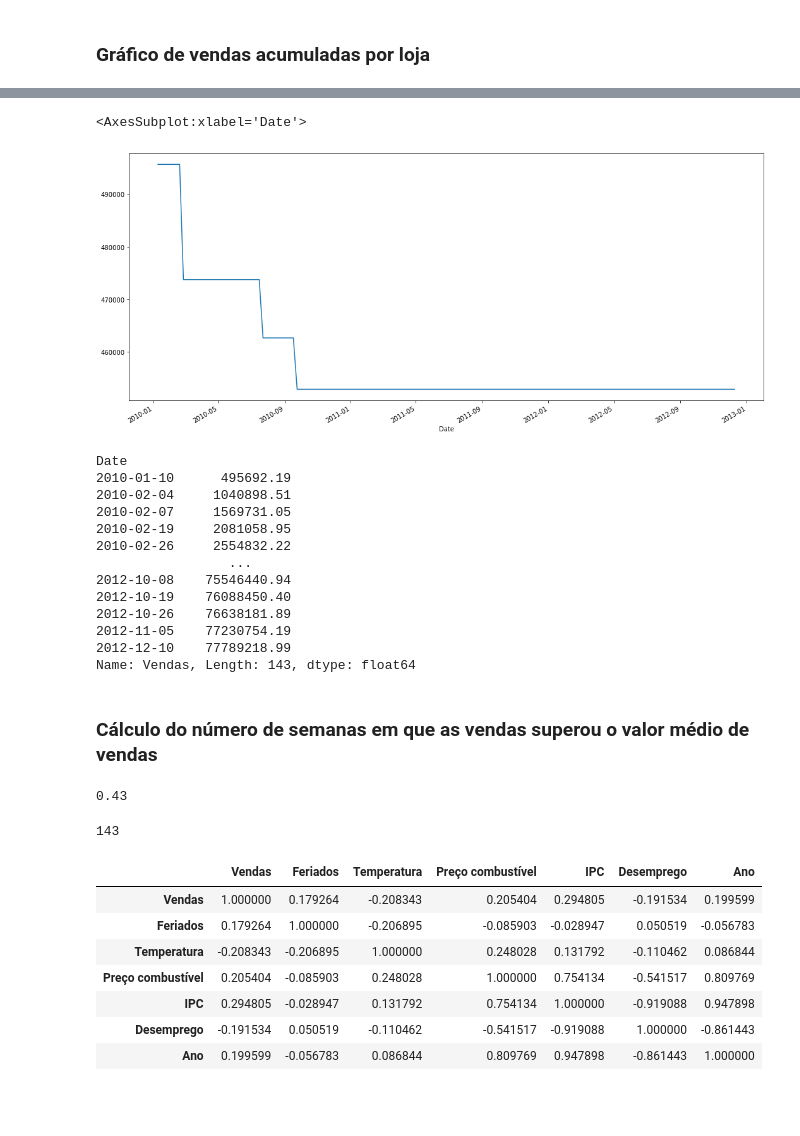
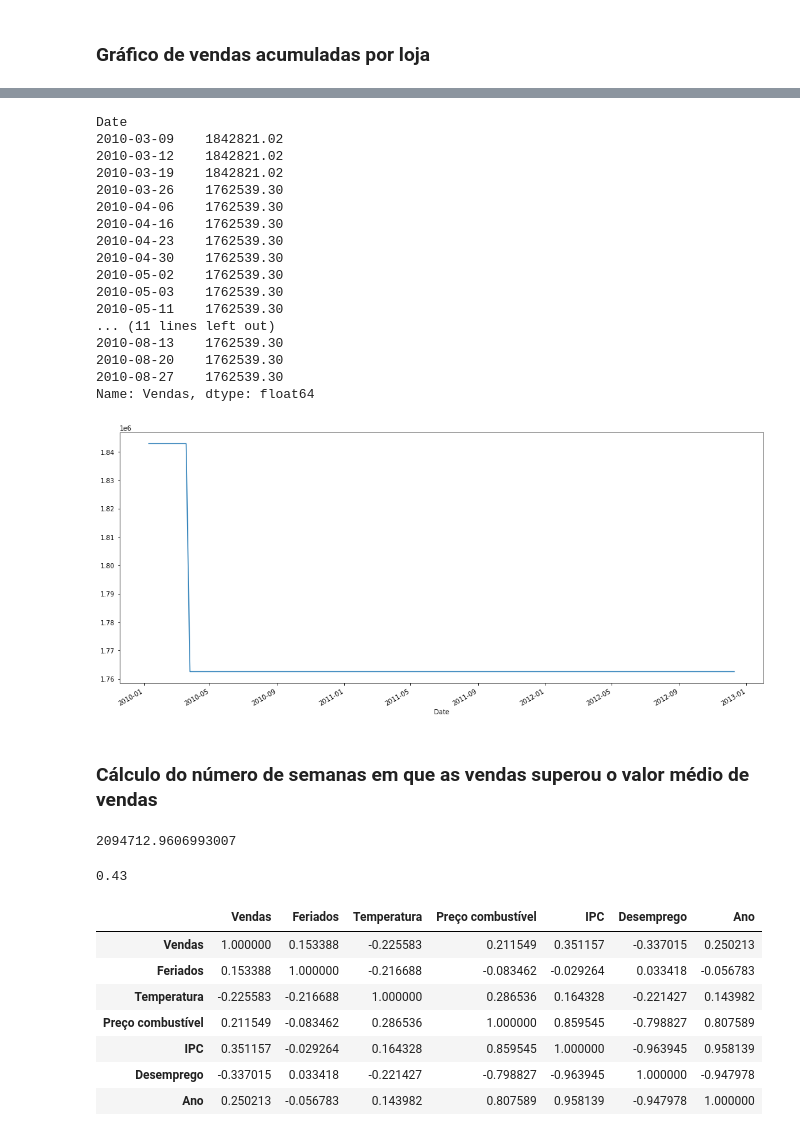
Before and after one commit to Laceles/ProjetoDNA_G9, a Jupyter notebook: ProjetoDNC2_G9_GRAFICOS.ipynb, the cells around one changed output, grey strips where cells are left out. Saved outputs shown, nothing was run; the diff lists cells and outputs as text; code cells hidden in the pictures; blank space fills up the shorter version.

```diff
--- a/ProjetoDNC2_G9_GRAFICOS.ipynb
+++ b/ProjetoDNC2_G9_GRAFICOS.ipynb
@@ -110,5 +110,4 @@ round(wallmart.groupby(['Loja','Ano','Mes']).mean())[0:36]
 # %% [markdown]
 ### Gráfico de médias móveis por loja
 # %%
-loja9 = dtwallmart[dtwallmart['Loja'] == '9']
-loja9.Vendas.plot(figsize = (18,8))
+loja4 = dtwallmart[dtwallmart['Loja'] == '4']
@@ -119,7 +115,8 @@ loja9.Vendas.plot(figsize = (18,8))
 ### Gráfico de vendas acumuladas por loja
 # %%
 #loja9c = dtwallmart[dtwallmart['Loja'] == '9']
-loja9c = loja9.sort_values(by = ['Date'])
-loja9cum = loja9c['Vendas'].cumsum()
-loja9cum.plot(figsize = (18,8))
+loja4c = loja4.sort_values(by = ['Date'])
+loja4cum = loja4c['Vendas'].cumsum()
+loja4cum.plot(figsize = (18,8))
+round(loja4cum)
 # %% [output]
@@ -134,25 +160,26 @@ loja9max.plot(figsize = (18,8))
 # %%
-loja9max = loja9c['Vendas'].cummin()
-loja9max.plot(figsize = (18,8))
+loja4min = loja4c['Vendas'].cummin()
+loja4min.plot(figsize = (18,8))
+loja4min[5:30]
 # %% [output]
-<AxesSubplot:xlabel='Date'>
+Date
+2010-03-09    1842821.02
+2010-03-12    1842821.02
+2010-03-19    1842821.02
+2010-03-26    1762539.30
+2010-04-06    1762539.30
+2010-04-16    1762539.30
+2010-04-23    1762539.30
+2010-04-30    1762539.30
+2010-05-02    1762539.30
+2010-05-03    1762539.30
+2010-05-11    1762539.30
+... (11 lines left out)
+2010-08-13    1762539.30
+2010-08-20    1762539.30
+2010-08-27    1762539.30
+Name: Vendas, dtype: float64
-[figure, old version]
+[figure, new version]
-# %%
-loja9cum
-# %% [output]
-Date
-2010-01-10      495692.19
-2010-02-04     1040898.51
-2010-02-07     1569731.05
-2010-02-19     2081058.95
-2010-02-26     2554832.22
-                 ...
-2012-10-08    75546440.94
-2012-10-19    76088450.40
-2012-10-26    76638181.89
-2012-11-05    77230754.19
-2012-12-10    77789218.99
-Name: Vendas, Length: 143, dtype: float64
 # %% [markdown]
 ### Cálculo do número de semanas em que as vendas superou o valor médio de vendas
 # %%
@@ -161,20 +188,20 @@ L9 = loja9[loja9['Vendas'] > 543980]
-# %%
-print (round(len(L9)/len(loja9),2))
-# %% [output]
-0.43
+# %%
+media
+# %% [output]
+2094712.9606993007
 # %%
-len(loja9)
+print (round(len(L4)/len(loja4),2))
 # %% [output]
-143
+0.43
 # %%
-loja9.corr()
+loja4.corr()
 # %% [output]
 |  | Vendas | Feriados | Temperatura | Preço combustível | IPC | Desemprego | Ano |
-| Vendas | 1.000000 | 0.179264 | -0.208343 | 0.205404 | 0.294805 | -0.191534 | 0.199599 |
-| Feriados | 0.179264 | 1.000000 | -0.206895 | -0.085903 | -0.028947 | 0.050519 | -0.056783 |
-| Temperatura | -0.208343 | -0.206895 | 1.000000 | 0.248028 | 0.131792 | -0.110462 | 0.086844 |
-| Preço combustível | 0.205404 | -0.085903 | 0.248028 | 1.000000 | 0.754134 | -0.541517 | 0.809769 |
-| IPC | 0.294805 | -0.028947 | 0.131792 | 0.754134 | 1.000000 | -0.919088 | 0.947898 |
-| Desemprego | -0.191534 | 0.050519 | -0.110462 | -0.541517 | -0.919088 | 1.000000 | -0.861443 |
-| Ano | 0.199599 | -0.056783 | 0.086844 | 0.809769 | 0.947898 | -0.861443 | 1.000000 |
+| Vendas | 1.000000 | 0.153388 | -0.225583 | 0.211549 | 0.351157 | -0.337015 | 0.250213 |
+| Feriados | 0.153388 | 1.000000 | -0.216688 | -0.083462 | -0.029264 | 0.033418 | -0.056783 |
+| Temperatura | -0.225583 | -0.216688 | 1.000000 | 0.286536 | 0.164328 | -0.221427 | 0.143982 |
+| Preço combustível | 0.211549 | -0.083462 | 0.286536 | 1.000000 | 0.859545 | -0.798827 | 0.807589 |
+| IPC | 0.351157 | -0.029264 | 0.164328 | 0.859545 | 1.000000 | -0.963945 | 0.958139 |
+| Desemprego | -0.337015 | 0.033418 | -0.221427 | -0.798827 | -0.963945 | 1.000000 | -0.947978 |
+| Ano | 0.250213 | -0.056783 | 0.143982 | 0.807589 | 0.958139 | -0.947978 | 1.000000 |
 # %%
```
Also changed, not shown: parts of 9 cells of this notebook.
